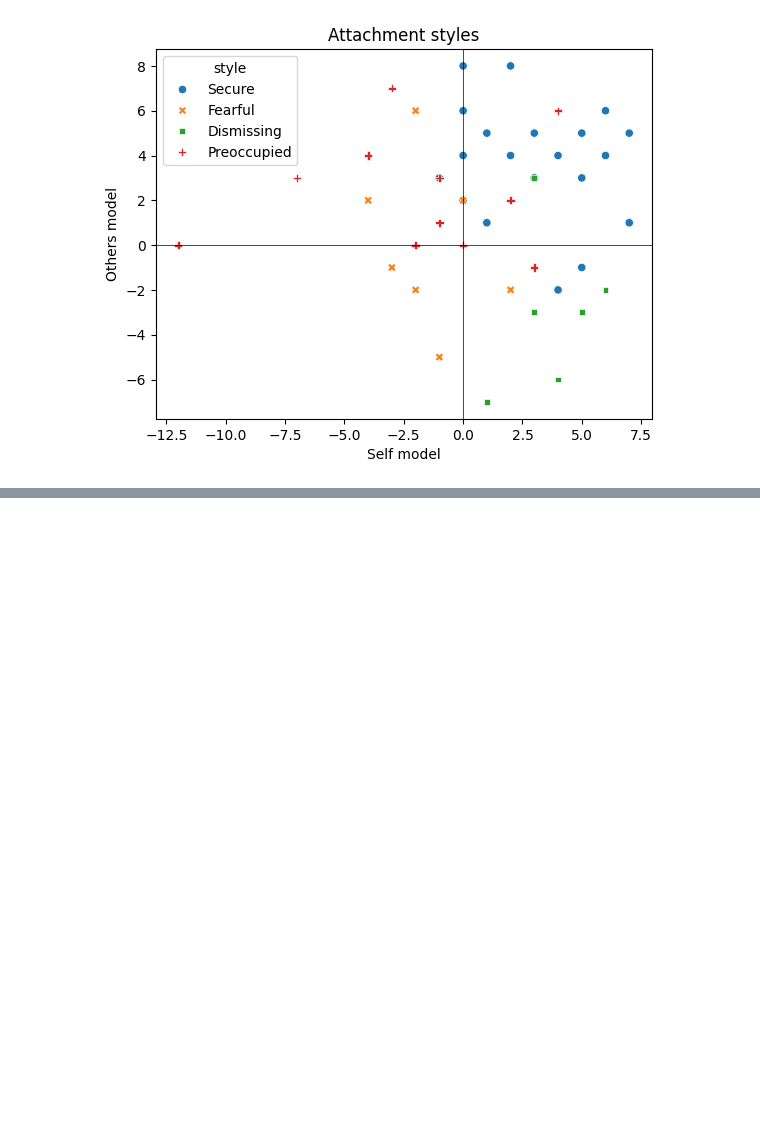
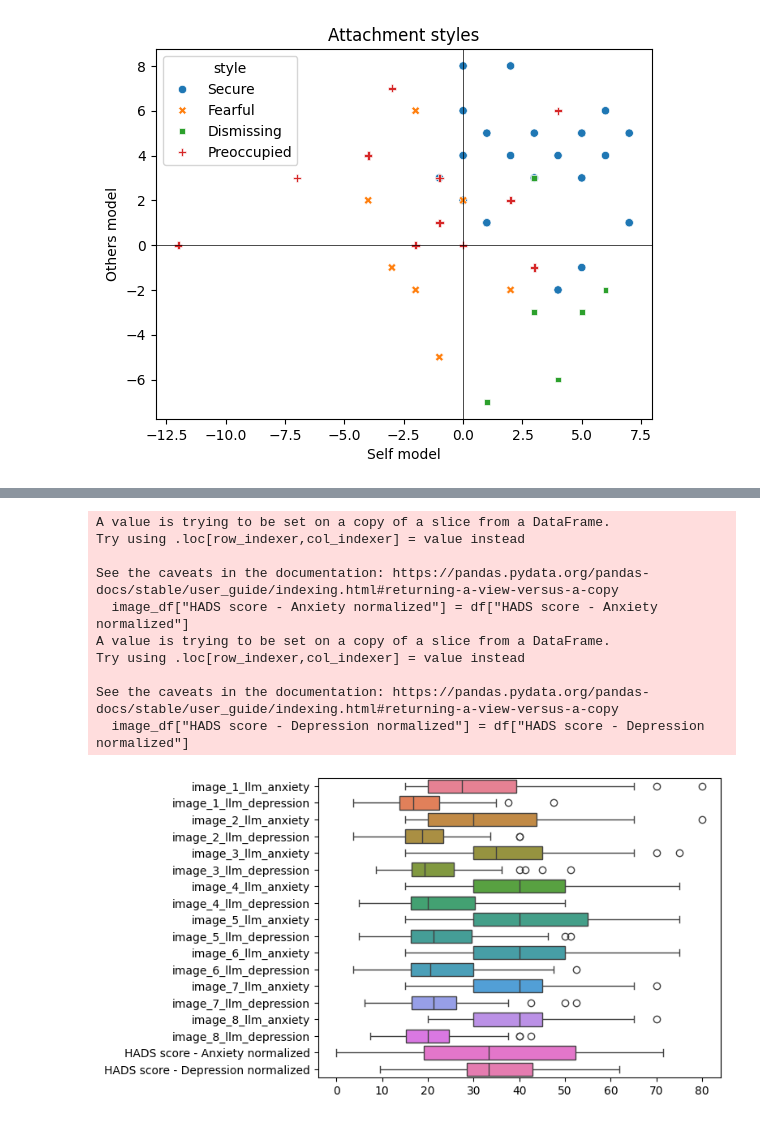
Before and after one commit to Zelev/attachment-jupyter, a Jupyter notebook: Attachment transcription service.ipynb, the cells around one changed output, grey strips where cells are left out. Cells and saved outputs as stored; diff of their text form; code cells hidden in the pictures; blank space fills up the shorter version.

```diff
--- a/Attachment transcription service.ipynb
+++ b/Attachment transcription service.ipynb
@@ -27,7 +27,7 @@ load_dotenv(find_dotenv())
 
 CONSENT_SURVEY_ID = "8"
 STUDY_SURVEY_ID = "7"
-OLLAMA_VERSION = "v0.6"
+OLLAMA_VERSION = "v0.12"
 
 QUESTIONS = {
     "en": {
@@ -106,7 +106,9 @@ def request_llm_analysis(prompts: List[str], language="en"):
     url = "http://localhost:11434/api/generate"
     prompt = (
         "No explanations or additional information should be included in the answer only the results, Consider only the following information." +
-        "answer only in one line, do not include any additional information or context, answer in the format: 'Attachment style: [], Anxiety: [], Depression: []'"
+        " answer only in one line, do not include any additional information or context, answer in the format:" +
+        " 'Attachment style: [secure|insecure], Anxiety: [], Depression: []'" +
+        " treat each prompt as if it comes from a person with a different attachment style, anxiety, and depression levels."
     )
     prompt += " ".join(prompts)
     data = {
@@ -523,7 +525,7 @@ for answer in full_answers:
     answer["llm_anxiety"] = []
     answer["llm_depression"] = []
     try:
-        for llm_data in answer.get("curated_llm"):
+        for llm_data in answer.get("llm"):
             lower_llm_data = llm_data.lower()
             split_ans = lower_llm_data.lower().split()
             if "attachment style" in lower_llm_data:
@@ -532,8 +534,7 @@ for answer in full_answers:
 
             if "anxiety:" in lower_llm_data:
                 index = split_ans.index("anxiety:")
-                try:
-                    score = get_only_numbers(split_ans[index + 1])
+                score = get_only_numbers(split_ans[index + 1])
                 answer.get("llm_anxiety").append(score)
 
             if "depression:" in lower_llm_data:
@@ -827,0 +909,23 @@ df[
+# %%
+image_df = df[[col for col in df.columns if "image" in col and "llm" in col]]
+# Add the HADS scores to the dataframe
+image_df["HADS score - Anxiety normalized"] = df["HADS score - Anxiety normalized"]
+image_df["HADS score - Depression normalized"] = df["HADS score - Depression normalized"]
+
+# graph the distances for each image
+graph = sns.boxplot(
+    data=image_df, orient="h",
+    gap=0.01,
+)
+# %% [output]
+A value is trying to be set on a copy of a slice from a DataFrame.
+Try using .loc[row_indexer,col_indexer] = value instead
+
+See the caveats in the documentation: https://pandas.pydata.org/pandas-docs/stable/user_guide/indexing.html#returning-a-view-versus-a-copy
+  image_df["HADS score - Anxiety normalized"] = df["HADS score - Anxiety normalized"]
+A value is trying to be set on a copy of a slice from a DataFrame.
+Try using .loc[row_indexer,col_indexer] = value instead
+
+See the caveats in the documentation: https://pandas.pydata.org/pandas-docs/stable/user_guide/indexing.html#returning-a-view-versus-a-copy
+  image_df["HADS score - Depression normalized"] = df["HADS score - Depression normalized"]
+[figure, added]
```
Also changed, not shown: parts of 21 cells of this notebook, 4 other files.
